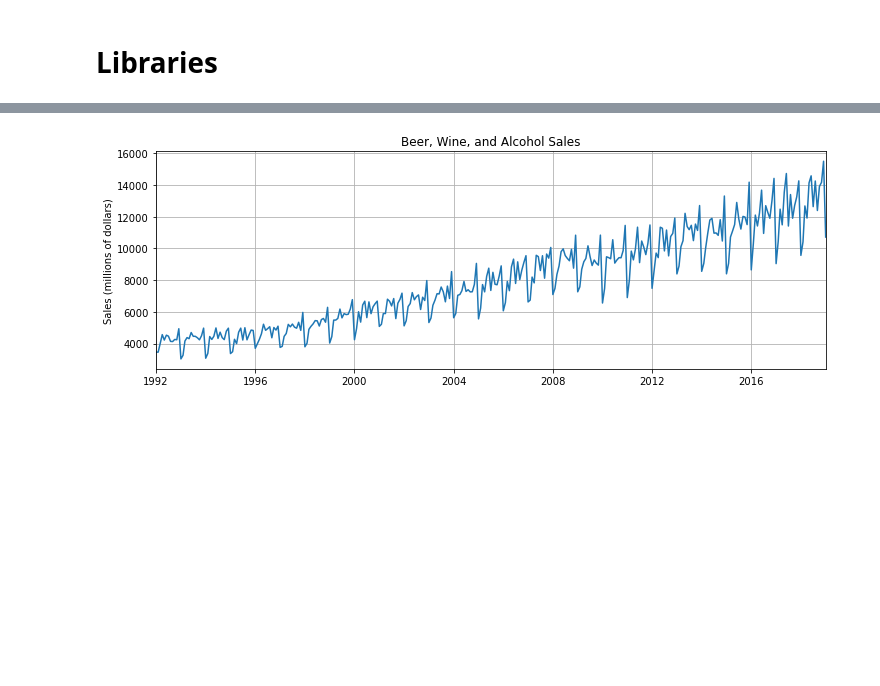
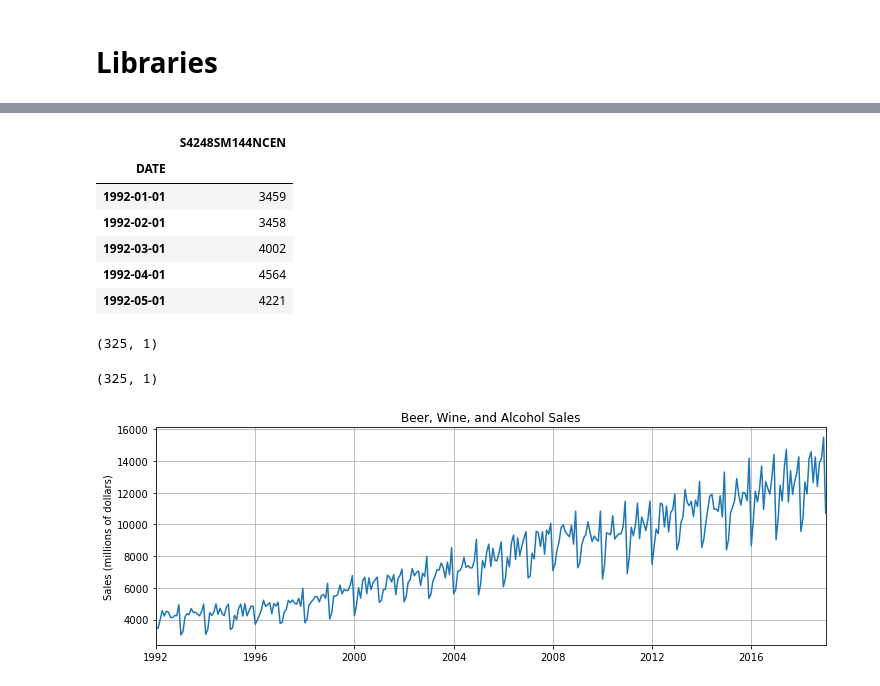
Before and after one commit to alejandrodgb/pytorch-for-dl, a Jupyter notebook: 04-RNN-Recurrent-Neural-Networks/01-RNN-Time-Series.ipynb, the cells around one changed output, grey strips where cells are left out. Drawn from its saved outputs; the diff is of its cells as text; code cells hidden in the pictures; blank space fills up the shorter version.

```diff
--- a/04-RNN-Recurrent-Neural-Networks/01-RNN-Time-Series.ipynb
+++ b/04-RNN-Recurrent-Neural-Networks/01-RNN-Time-Series.ipynb
@@ -30,3 +30,20 @@ df.sample(5)
+# %%
+df.head()
+# %% [output]
+|  | S4248SM144NCEN |
+| DATE |  |
+| 1992-01-01 | 3459 |
+| 1992-02-01 | 3458 |
+| 1992-03-01 | 4002 |
+| 1992-04-01 | 4564 |
+| 1992-05-01 | 4221 |
+# %%
+print(df.shape)
+df = df.dropna()
+df.shape
+# %% [output]
+(325, 1)
+(325, 1)
 # %%
 plt.figure(figsize=(12,4))
 plt.plot(df['S4248SM144NCEN'])
```
Also changed, not shown: parts of 19 cells of this notebook.
